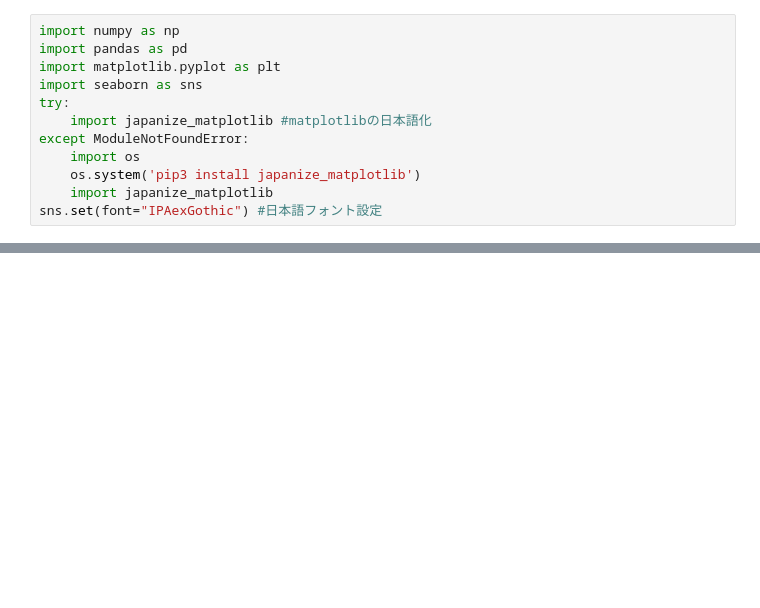
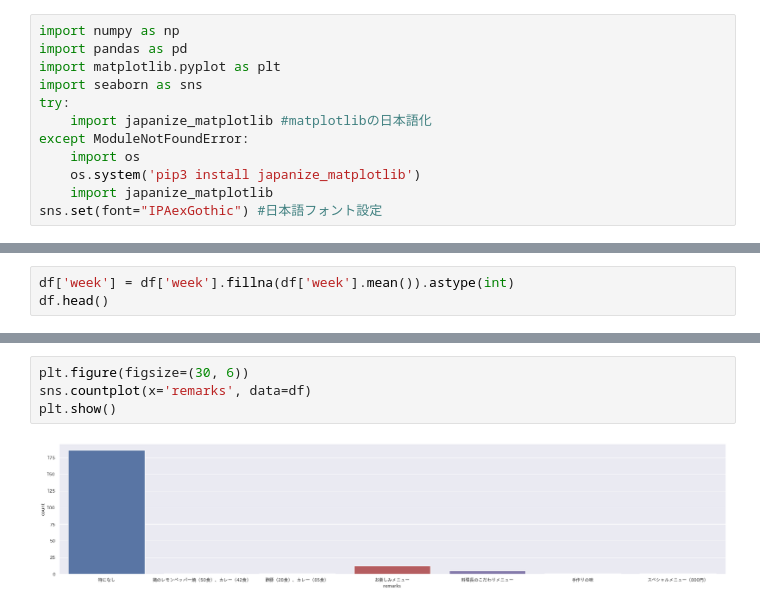
Before and after one commit to wakana23/anime2021, a Jupyter notebook: 数値計算法IDay4.ipynb, the cells around one changed output, grey strips where cells are left out. Drawn from its saved outputs; the diff is of its cells as text; blank space fills up the shorter version.

```diff
--- a/数値計算法IDay4.ipynb
+++ b/数値計算法IDay4.ipynb
@@ -324,0 +161,3 @@ for column in df.columns[:-1]:
+# %%
+df['week'] = df['week'].fillna(df['week'].mean()).astype(int)
+df.head()
@@ -324,0 +191,6 @@ for column in df.columns[:-1]:
+# %%
+plt.figure(figsize=(30, 6))
+sns.countplot(x='remarks', data=df)
+plt.show()
+# %% [output]
+[figure, added]
```
Also changed, not shown: parts of 54 cells of this notebook.
